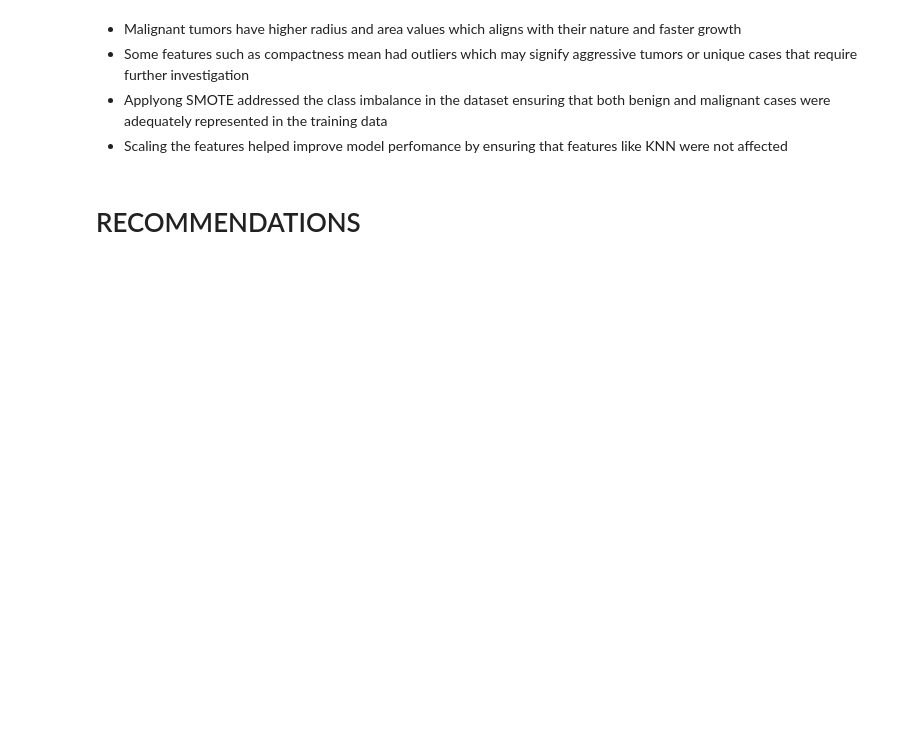
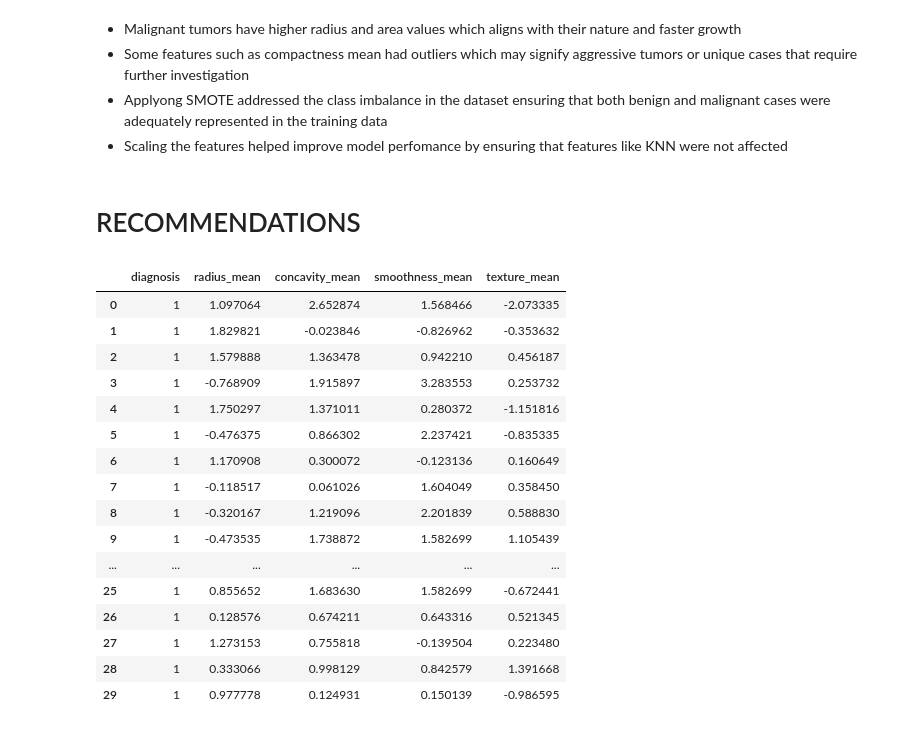
Before and after one commit to MuchiriKinyua/Breast-Cancer-Prediction-Data-Science-Project, a Jupyter notebook: Cancer_prediction.ipynb, the cells around one changed output. Cells and saved outputs as stored; diff of their text form; code cells hidden in the pictures; blank space fills up the shorter version.

```diff
--- a/Cancer_prediction.ipynb
+++ b/Cancer_prediction.ipynb
@@ -659,3 +681,23 @@ According to their perfomance, we decided to choose Random Forest classifier, re
 *  Scaling the features helped improve model perfomance by ensuring that features like KNN were not affected
 # %% [markdown]
 # RECOMMENDATIONS
+# %%
+df_scaled[["diagnosis", "radius_mean", "concavity_mean", "smoothness_mean", "texture_mean"]].head(30)
+# %% [output]
+|  | diagnosis | radius_mean | concavity_mean | smoothness_mean | texture_mean |
+| 0 | 1 | 1.097064 | 2.652874 | 1.568466 | -2.073335 |
+| 1 | 1 | 1.829821 | -0.023846 | -0.826962 | -0.353632 |
+| 2 | 1 | 1.579888 | 1.363478 | 0.942210 | 0.456187 |
+| 3 | 1 | -0.768909 | 1.915897 | 3.283553 | 0.253732 |
+| 4 | 1 | 1.750297 | 1.371011 | 0.280372 | -1.151816 |
+| 5 | 1 | -0.476375 | 0.866302 | 2.237421 | -0.835335 |
+| 6 | 1 | 1.170908 | 0.300072 | -0.123136 | 0.160649 |
+| 7 | 1 | -0.118517 | 0.061026 | 1.604049 | 0.358450 |
+| 8 | 1 | -0.320167 | 1.219096 | 2.201839 | 0.588830 |
+| 9 | 1 | -0.473535 | 1.738872 | 1.582699 | 1.105439 |
+| ... | ... | ... | ... | ... | ... |
+| 25 | 1 | 0.855652 | 1.683630 | 1.582699 | -0.672441 |
+| 26 | 1 | 0.128576 | 0.674211 | 0.643316 | 0.521345 |
+| 27 | 1 | 1.273153 | 0.755818 | -0.139504 | 0.223480 |
+| 28 | 1 | 0.333066 | 0.998129 | 0.842579 | 1.391668 |
+| 29 | 1 | 0.977778 | 0.124931 | 0.150139 | -0.986595 |
```
Also changed, not shown: parts of 3 cells of this notebook, 4 other files.
